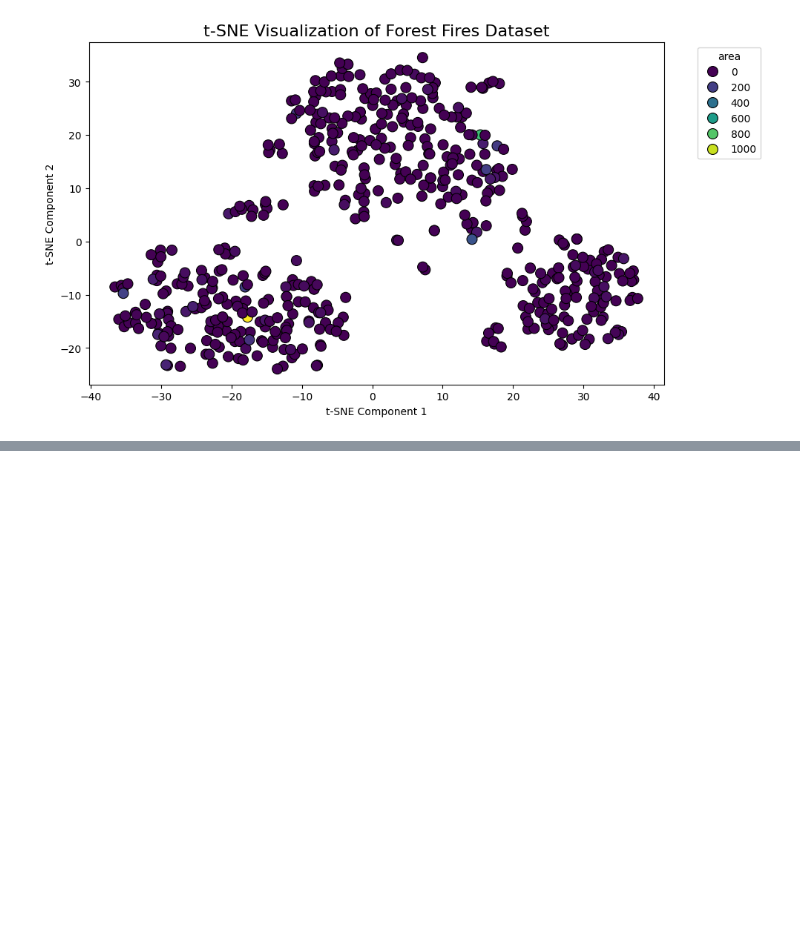
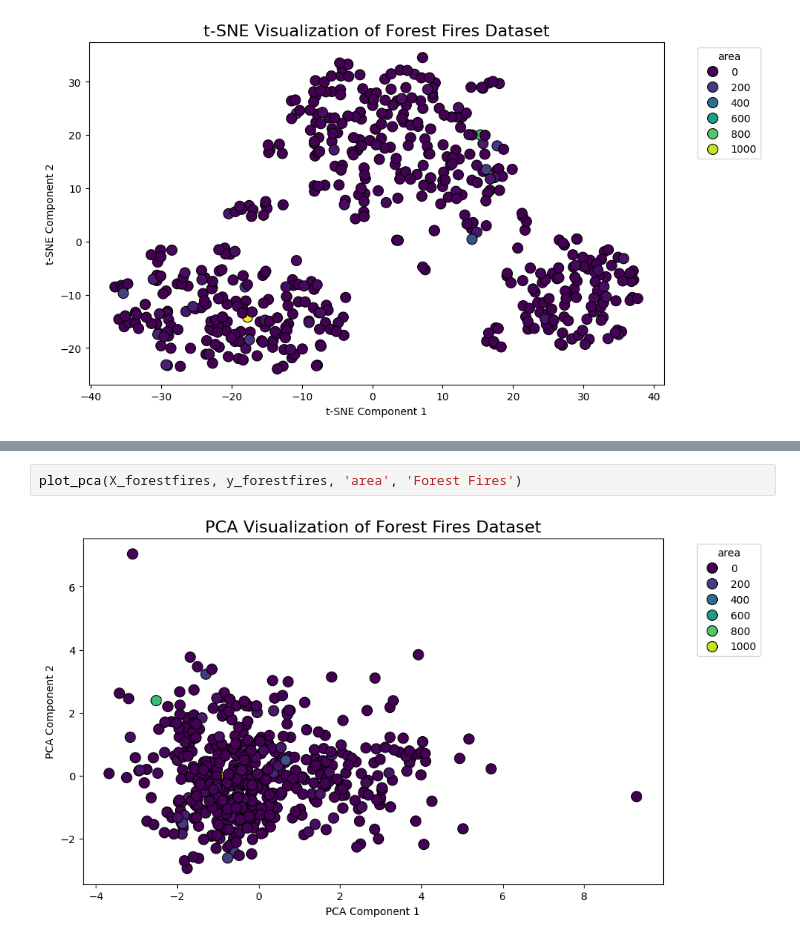
Before and after one commit to niiquaye/ECE457B, a Jupyter notebook: W25-asg2/assignment.ipynb, the cells around one changed output, grey strips where cells are left out. Cells and saved outputs as stored; diff of their text form; blank space fills up the shorter version.

```diff
--- a/W25-asg2/assignment.ipynb
+++ b/W25-asg2/assignment.ipynb
@@ -471,0 +505,4 @@ plot_t_sne(X_forestfires, y_forestfires, 'area', 'Forest Fires', perplexity=25)
+# %%
+plot_pca(X_forestfires, y_forestfires, 'area', 'Forest Fires')
+# %% [output]
+[figure, added]
```
Also changed, not shown: parts of 4 cells of this notebook.
